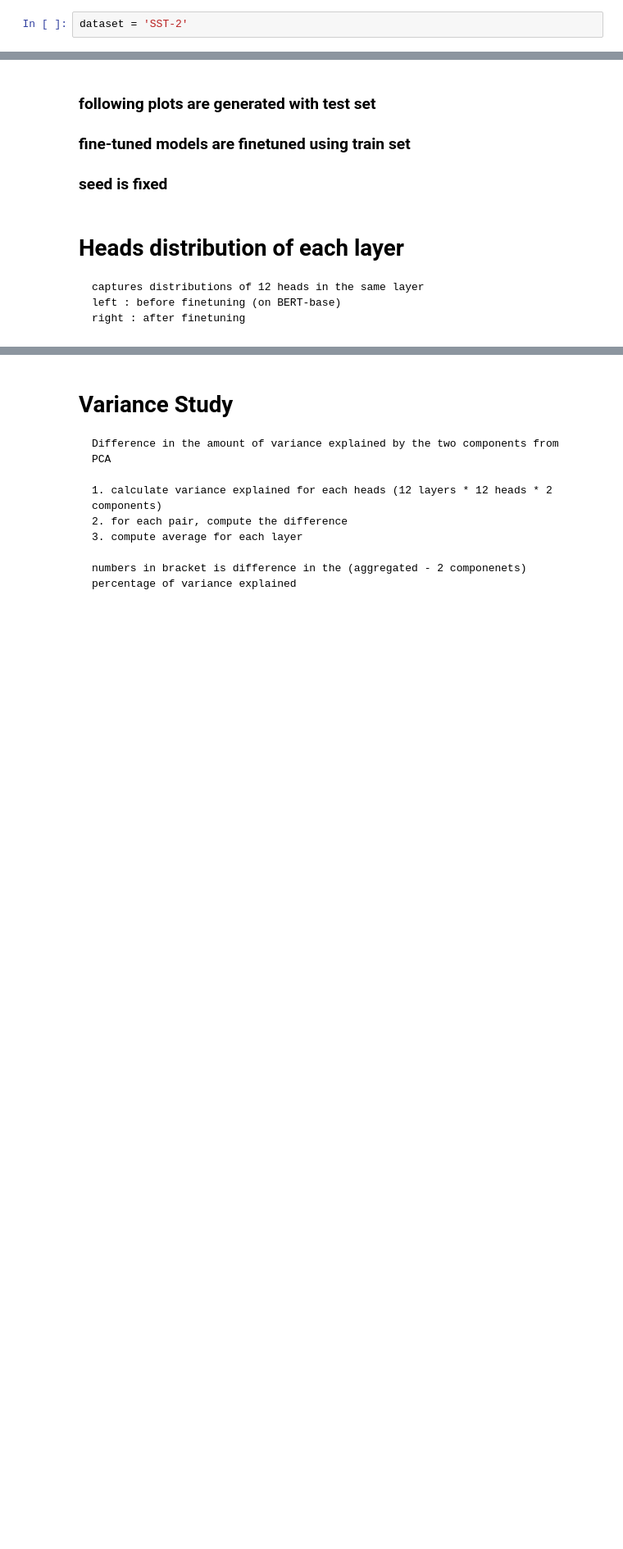
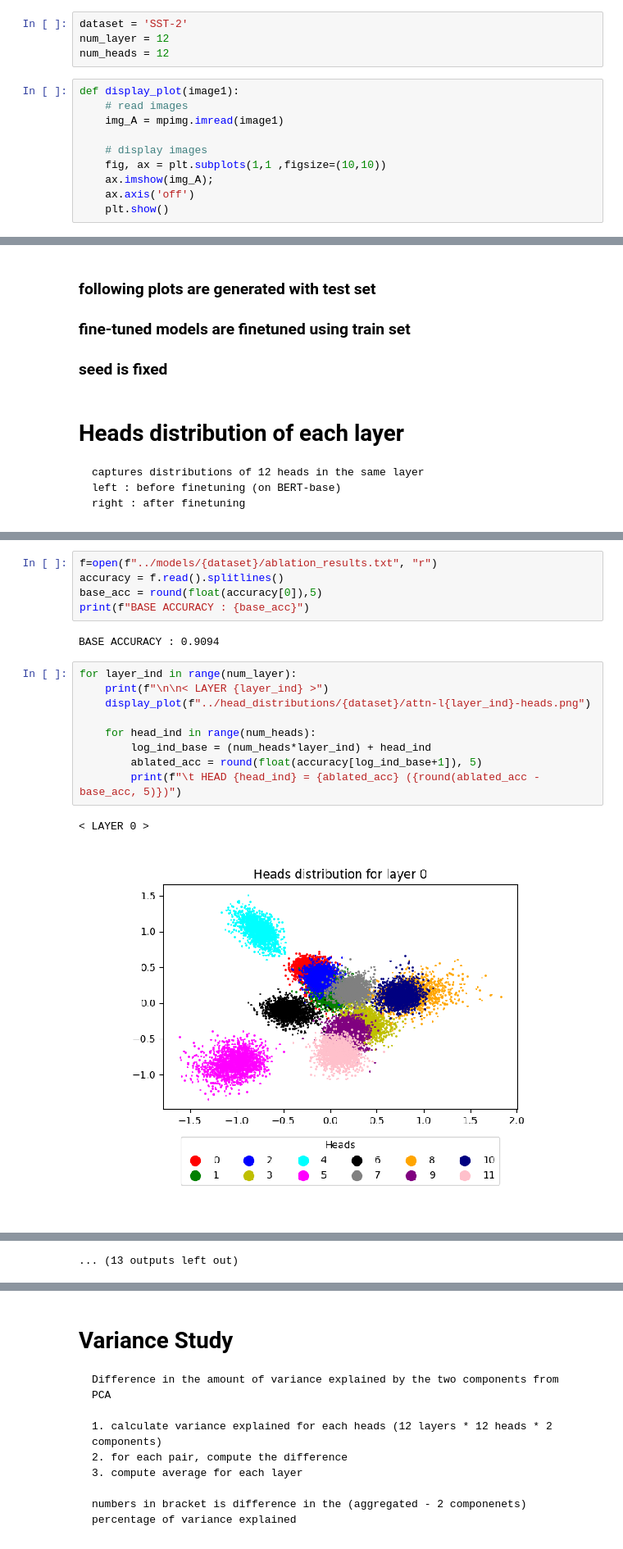
Before and after one commit to ljj7975/are-16-heads-really-better-than-1, a Jupyter notebook: notebooks/SST-2.ipynb, the cells around one changed output, grey strips where cells are left out. Shown: that part at 82% size. Cells and saved outputs as stored; diff of their text form; blank space fills up the shorter version.

Commit message:
plotting SST-2 results

```diff
--- a/notebooks/SST-2.ipynb
+++ b/notebooks/SST-2.ipynb
@@ -5,5 +14,17 @@ from matplotlib import rcParams
 %matplotlib inline
 # %%
 dataset = 'SST-2'
+num_layer = 12
+num_heads = 12
+# %%
+def display_plot(image1):
+    # read images
+    img_A = mpimg.imread(image1)
+
+    # display images
+    fig, ax = plt.subplots(1,1 ,figsize=(10,10))
+    ax.imshow(img_A);
+    ax.axis('off')
+    plt.show()
 # %%
 def display_side_by_side(image1, image2):
@@ -68,0 +66,19 @@ display_side_by_side(f"results/{dataset}_base/attn-layers.png", f"results/{datas
+# %%
+f=open(f"../models/{dataset}/ablation_results.txt", "r")
+accuracy = f.read().splitlines()
+base_acc = round(float(accuracy[0]),5)
+print(f"BASE ACCURACY : {base_acc}")
+# %% [output]
+BASE ACCURACY : 0.9094
+# %%
+for layer_ind in range(num_layer):
+    print(f"\n\n< LAYER {layer_ind} >")
+    display_plot(f"../head_distributions/{dataset}/attn-l{layer_ind}-heads.png")
+
+    for head_ind in range(num_heads):
+        log_ind_base = (num_heads*layer_ind) + head_ind
+        ablated_acc = round(float(accuracy[log_ind_base+1]), 5)
+        print(f"\t HEAD {head_ind} = {ablated_acc} ({round(ablated_acc - base_acc, 5)})")
+# %% [output]
+< LAYER 0 >
+[figure, added]
@@ -68,0 +165 @@ display_side_by_side(f"results/{dataset}_base/attn-layers.png", f"results/{datas
+... (13 outputs left out)
```
Also changed, not shown: parts of 12 cells of this notebook, 2 other files.
